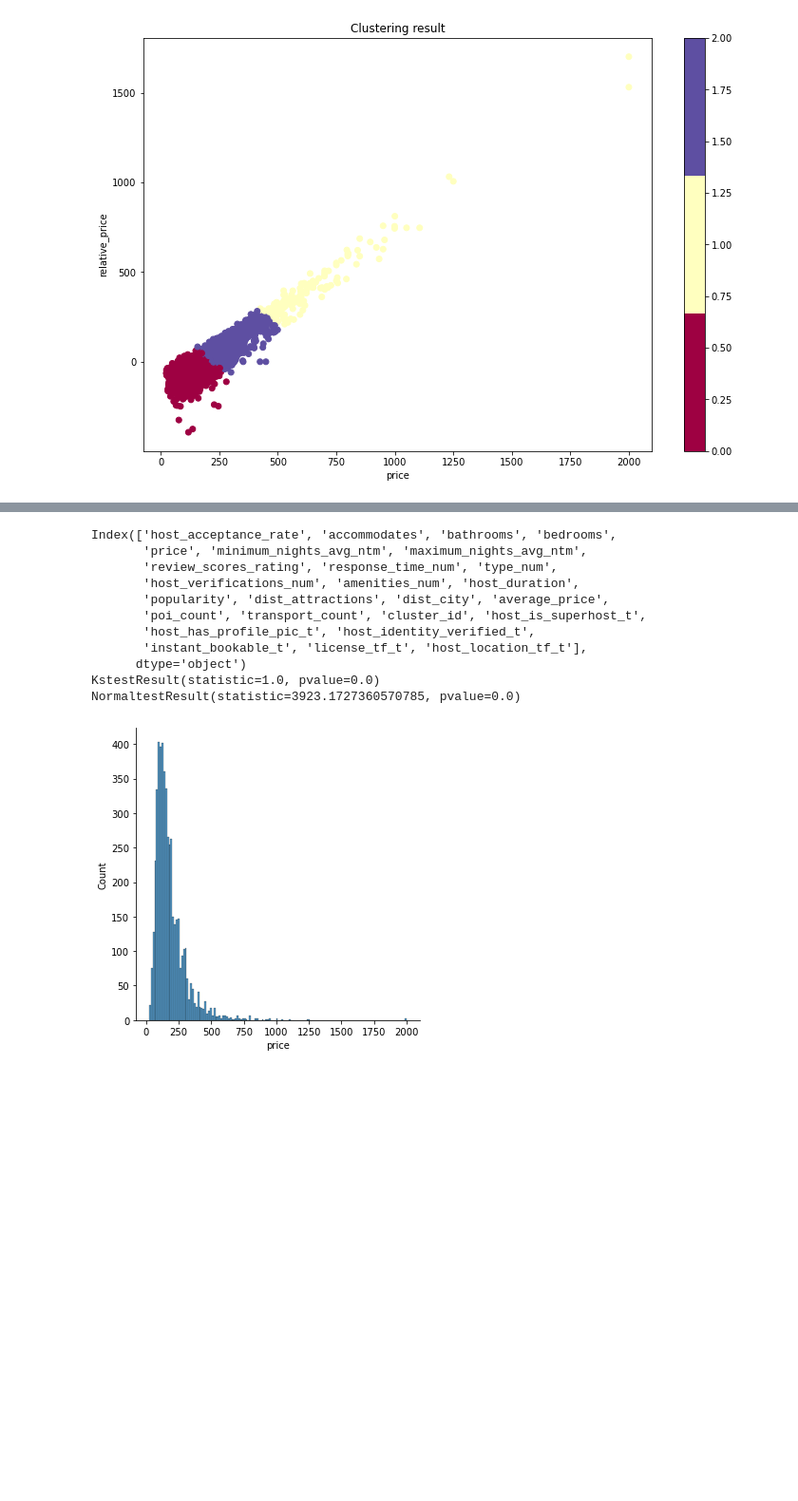
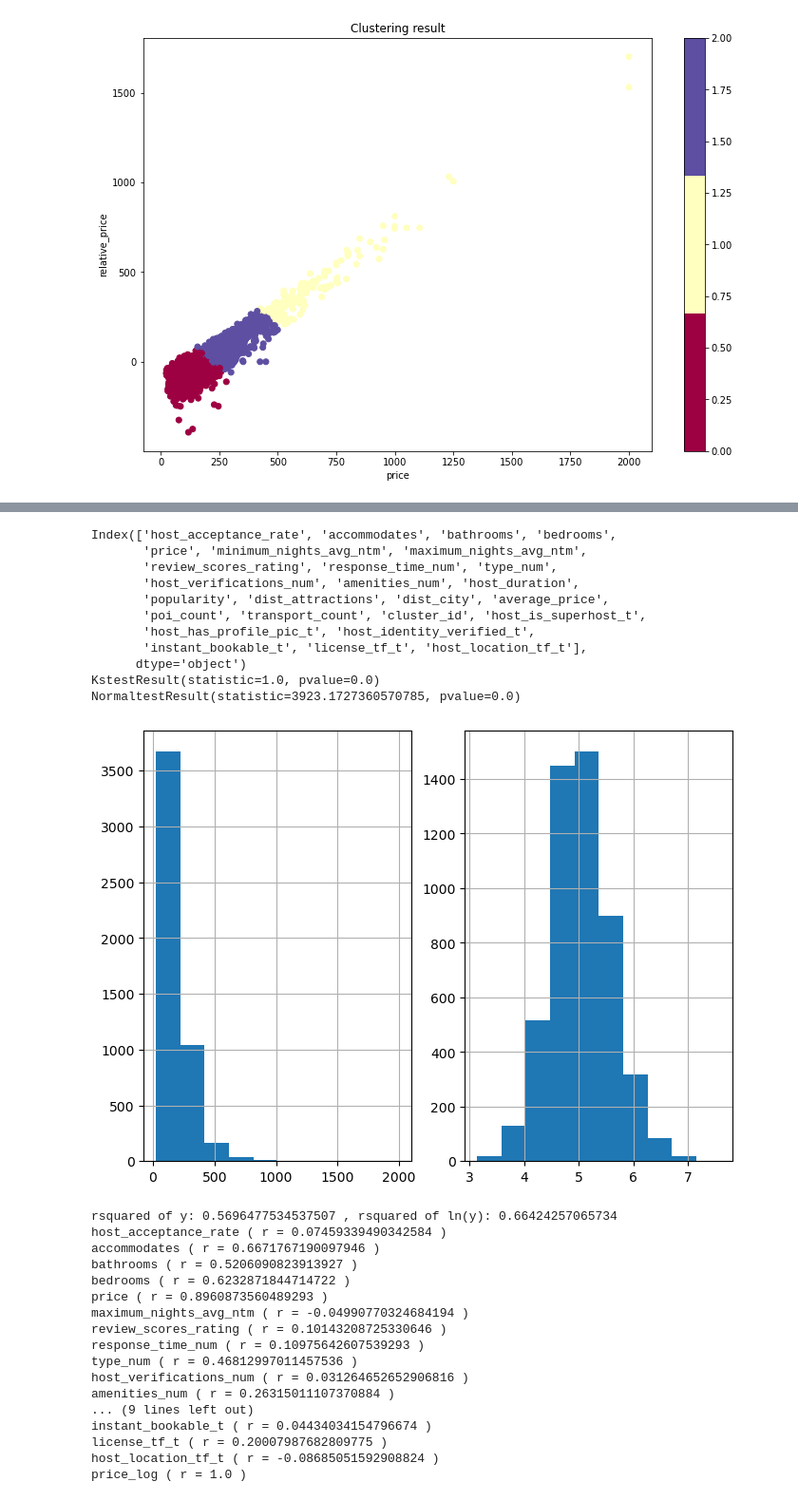
Before and after one commit to XianlaiYin/CASA0007, a Jupyter notebook: Group/Spatial.ipynb, the cells around one changed output, grey strips where cells are left out. Shown at 95% size. Drawn from its saved outputs; the diff is of its cells as text; code cells hidden in the pictures; blank space fills up the shorter version.

```diff
--- a/Group/Spatial.ipynb
+++ b/Group/Spatial.ipynb
@@ -373,11 +426,12 @@ For n_clusters = 5 The average silhouette_score is : 0.43348910162169624
 # %%
-#回归准备
 
-#data preparation
+#Variable Selection
+
+#Data Preparation and Clean
 seattle_dum = pd.get_dummies(class_price)
 seattle = seattle_dum.drop(labels=['OID_','id','host_id','host_response_rate','calculated_host_listings_count','beds','airbnb_count','hotel_count','review_scores_accuracy','review_scores_cleanliness', 'review_scores_checkin','review_scores_communication', 'review_scores_location','review_scores_value','latitude', 'longitude','relative_price','pop_past','pop_future','host_is_superhost_f','host_has_profile_pic_f','host_identity_verified_f','instant_bookable_f','license_tf_f','host_location_tf_f'], axis=1)
 
-#def VIF
+#Def VIF
 def drop_column_using_vif_(df, thresh=5):
     while True:
         df_with_const = add_constant(df)
@@ -393,37 +447,79 @@ def drop_column_using_vif_(df, thresh=5):
             break
     return df
 
 #VIF
 seattle = seattle.dropna(axis=0, how = 'any')
 seattle_VIF = drop_column_using_vif_(seattle)
 print(seattle_VIF.columns)
 
-#正态性检验，不符合则转变为半对数回归
-sn.displot(seattle_VIF['price'])
+#Normality Test
 kstest = scipy.stats.kstest(seattle_VIF['price'],cdf = "norm")
 normaltest = scipy.stats.normaltest(seattle_VIF['price'])
 print(kstest)
 print(normaltest)
+#ln(y) and Compare it with y
 if kstest.pvalue < 0.05 and normaltest.pvalue < 0.05:
     seattle_VIF['price_log'] = ""
     seattle_VIF['price_log'] = seattle_VIF['price'].apply(np.log)
+#Plot the Difference
+plt.figure(dpi=100,figsize=(8,6))
+plt.subplot(1,2,1)
+seattle_VIF['price'].hist()
+plt.subplot(1,2,2)
+seattle_VIF['price_log'].hist()
+plt.show()
+#qqplot拟合曲线
+sm.qqplot(seattle_VIF['price'], fit=True, line='45')
+sm.qqplot(seattle_VIF['price_log'], fit=True, line='45')
+#Show the Difference of rsquare
+y = sm.OLS(endog = seattle_VIF['price'], exog = sm.add_constant(seattle_VIF.drop(labels=['cluster_id','price','price_log'], axis=1))).fit()
+spatial_analysis['price'] = np.log1p(spatial_analysis['price'])
+yrsq = y.rsquared
+lny = sm.OLS(endog = seattle_VIF['price_log'], exog = sm.add_constant(seattle_VIF.drop(labels=['cluster_id','price','price_log'], axis=1))).fit()
+lnyrsq = lny.rsquared
+print("rsquared of y:",yrsq,", rsquared of ln(y):",lnyrsq)
 
-#correlation
+#Pearson Correlation Coefficient
+seattle_corr = seattle_VIF
+for i in range(len(seattle_VIF.columns)):
+    pearson = pearsonr(seattle_VIF[seattle_VIF.columns[i]], seattle_VIF['price_log'])
+    if pearson[1] < 0.05:
+        print(seattle_VIF.columns[i],"( r =",pearson[0],")")
+    else:
+        seattle_corr = seattle_corr.drop(labels=[seattle_VIF.columns[i]], axis=1)
+#Checking the Correlation Between Variables
 f = plt.figure(figsize=(30, 20))
-sn.heatmap(seattle_VIF.corr(),annot=True)
-plt.xticks(range(seattle_VIF.shape[1]), seattle_VIF.columns, fontsize=14, rotation=90)
-plt.yticks(range(seattle_VIF.shape[1]), seattle_VIF.columns, fontsize=14)
+sn.heatmap(seattle_corr.corr(),annot=True)
+plt.xticks(range(seattle_corr.shape[1]), seattle_corr.columns, fontsize=14, rotation=90)
+plt.yticks(range(seattle_corr.shape[1]), seattle_corr.columns, fontsize=14)
 plt.show()
 # %% [output]
 Index(['host_acceptance_rate', 'accommodates', 'bathrooms', 'bedrooms',
        'price', 'minimum_nights_avg_ntm', 'maximum_nights_avg_ntm',
        'review_scores_rating', 'response_time_num', 'type_num',
        'host_verifications_num', 'amenities_num', 'host_duration',
        'popularity', 'dist_attractions', 'dist_city', 'average_price',
        'poi_count', 'transport_count', 'cluster_id', 'host_is_superhost_t',
        'host_has_profile_pic_t', 'host_identity_verified_t',
        'instant_bookable_t', 'license_tf_t', 'host_location_tf_t'],
       dtype='object')
 KstestResult(statistic=1.0, pvalue=0.0)
 NormaltestResult(statistic=3923.1727360570785, pvalue=0.0)
-[figure, old version]
+[figure, new version]
+rsquared of y: 0.5696477534537507 , rsquared of ln(y): 0.66424257065734
+host_acceptance_rate ( r = 0.07459339490342584 )
+accommodates ( r = 0.6671767190097946 )
+bathrooms ( r = 0.5206090823913927 )
+bedrooms ( r = 0.6232871844714722 )
+price ( r = 0.8960873560489293 )
+maximum_nights_avg_ntm ( r = -0.04990770324684194 )
+review_scores_rating ( r = 0.10143208725330646 )
+response_time_num ( r = 0.10975642607539293 )
+type_num ( r = 0.46812997011457536 )
+host_verifications_num ( r = 0.031264652652906816 )
+amenities_num ( r = 0.26315011107370884 )
+... (9 lines left out)
+instant_bookable_t ( r = 0.04434034154796674 )
+license_tf_t ( r = 0.20007987682809775 )
+host_location_tf_t ( r = -0.08685051592908824 )
+price_log ( r = 1.0 )
```
Also changed, not shown: parts of 13 cells of this notebook, 35 other files.
